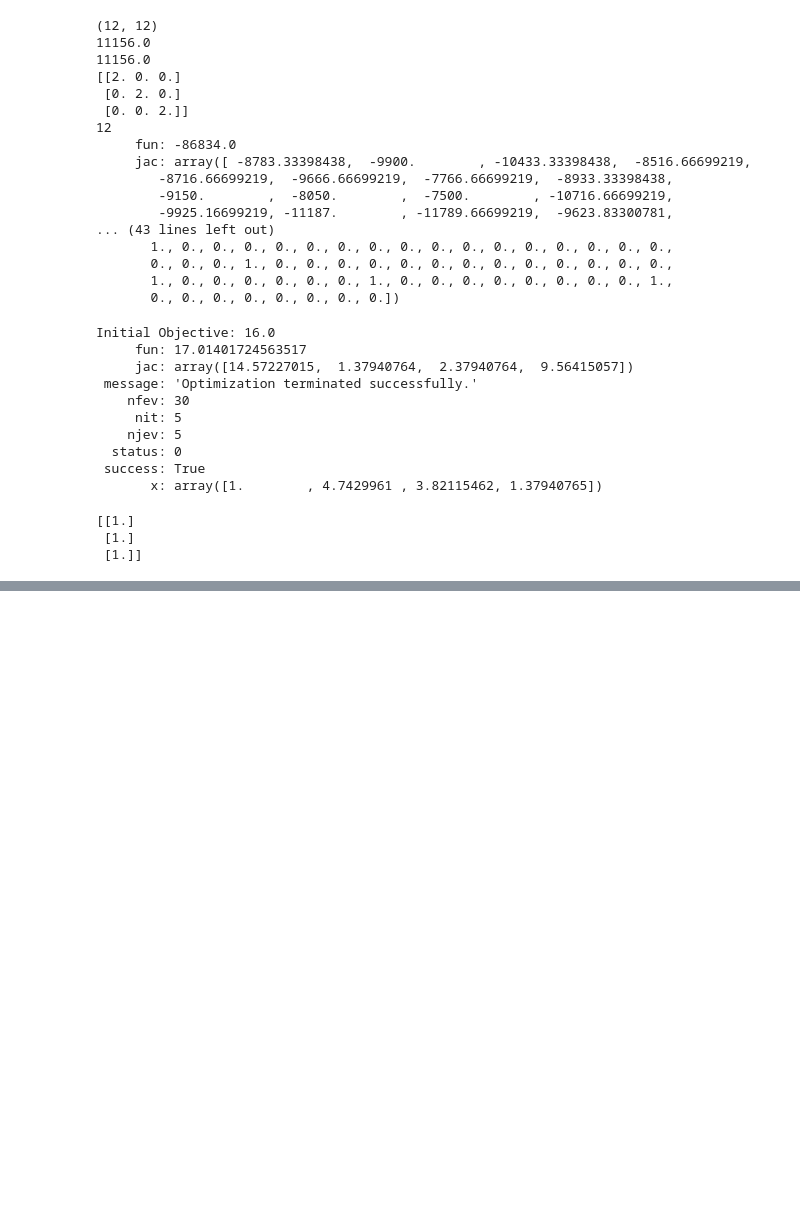
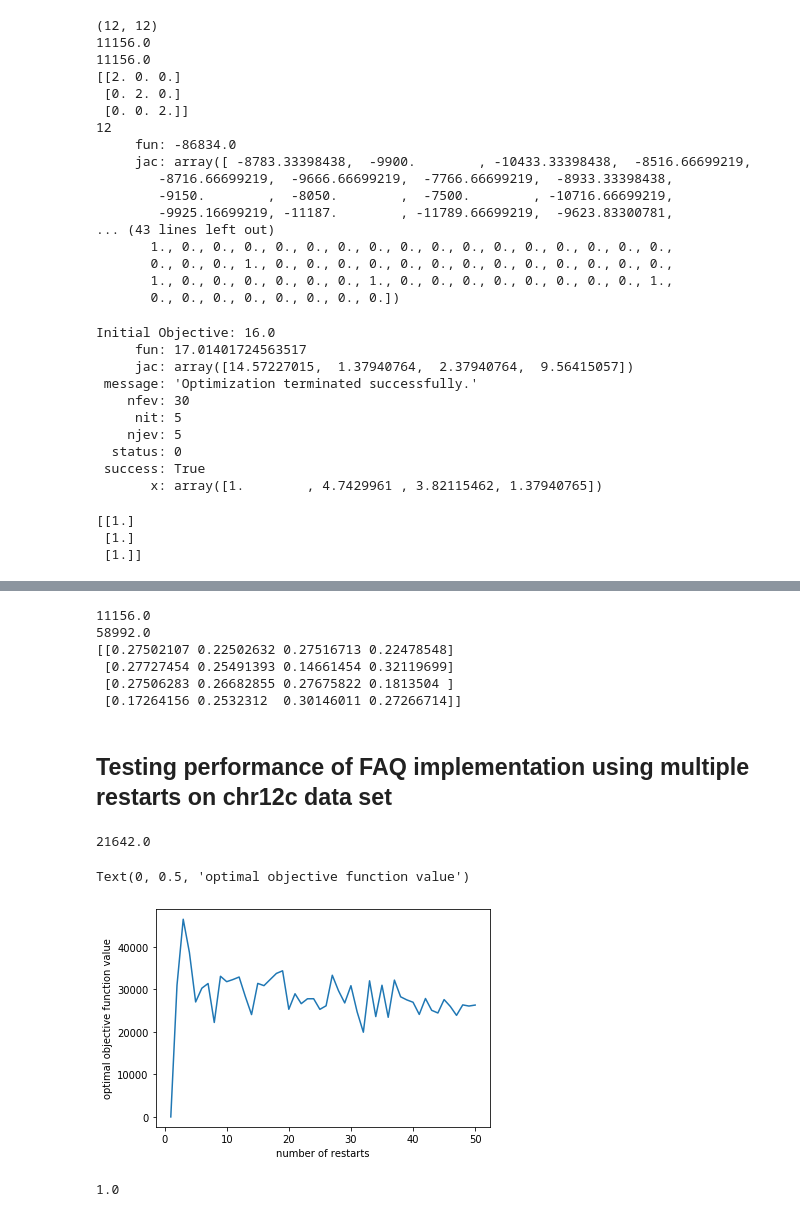
Before and after one commit to NeuroDataDesign/team-networkclass, a Jupyter notebook: Ali/FAQ_recent.ipynb, the cells around one changed output, grey strips where cells are left out. Drawn from its saved outputs; the diff is of its cells as text; code cells hidden in the pictures; blank space fills up the shorter version.

```diff
--- a/Ali/FAQ_recent.ipynb
+++ b/Ali/FAQ_recent.ipynb
@@ -274,0 +306,51 @@ print(x.reshape((2,2)))
+# %%
+P = np.zeros((12,12))
+row = np.array(range(12))
+col = np.array([7,5,1,3,10,4,8,6,9,11,2,12])
+col = col-[1]*12
+P[row,col] = 1
+ofv = np.trace(A@P@np.transpose(B)@np.transpose(P))
+print(ofv)
+P = FAQ(A,B)
+ofv = np.trace(A@P@np.transpose(B)@np.transpose(P))
+print(ofv)
+
+P = Pinit(4)
+print(P)
+# %% [output]
+11156.0
+58992.0
+[[0.27502107 0.22502632 0.27516713 0.22478548]
+ [0.27727454 0.25491393 0.14661454 0.32119699]
+ [0.27506283 0.26682855 0.27675822 0.1813504 ]
+ [0.17264156 0.2532312  0.30146011 0.27266714]]
+# %% [markdown]
+## Testing performance of FAQ implementation using multiple restarts on chr12c data set
+# %%
+A = [[0  ,  90  ,  10  ,   0   ,  0 ,    0 ,    0   ,  0   ,  0  ,   0 ,   0 ,    0],[90  ,   0   ,  0  ,  23 ,    0   ,  0  ,   0   ,  0  ,   0 ,    0 ,   0  ,   0],[10   ,  0  ,   0  ,   0  ,  43  ,   0   ,  0 ,    0   ,  0 ,    0 ,   0   ,  0],[0  ,  23  ,   0   ,  0   ,  0  ,  88  ,   0   ,  0  ,   0   ,  0  ,  0   ,  0],[0   ,  0   , 43  ,   0  ,   0 ,    0  ,  26  ,   0  ,   0  ,   0 ,   0  ,   0],[0  ,   0  ,   0  ,  88  ,   0   ,  0  ,   0  ,  16   ,  0   ,  0  ,  0   ,  0],[0  ,   0  ,   0   ,  0   , 26 ,    0  ,   0  ,   0  ,   1  ,   0  ,  0  ,   0],[0  ,   0   ,  0   ,  0  ,   0  ,  16  ,   0  ,   0 ,    0  ,  96 ,   0  ,   0],[0  ,   0   ,  0 ,    0  ,   0   ,  0  ,   1 ,    0  ,   0  ,   0  , 29  ,   0],[0  ,   0   ,  0   ,  0  ,   0 ,    0  ,   0  ,  96  ,   0 ,    0  ,  0 ,   37],[0  ,   0  ,   0   ,  0   ,  0  ,   0  ,   0  ,   0 ,   29  ,   0 ,   0  ,  0],[0   ,  0  ,   0  ,   0  ,   0    , 0   ,  0  ,   0  ,   0 ,   37  ,  0  ,   0]]
+A = np.array(A)
+B = [[0 ,   36  ,  54 ,   26 ,   59  ,  72 ,    9  ,  34 ,   79  ,  17 ,  46  ,  95],[36  ,   0  ,  73 ,   35  ,  90  ,  58 ,   30 ,   78 ,   35 ,   44 ,  79   , 36],[54  ,  73 ,    0  ,  21  ,  10 ,   97  ,  58 ,   66 ,   69  ,  61 ,  54   , 63],[26  ,  35  ,  21  ,   0   , 93 ,   12  ,  46 ,   40 ,   37 ,   48  , 68   , 85],[59  ,  90   , 10 ,   93   ,  0 ,   64 ,    5 ,   29  ,  76  ,  16 ,   5 ,   76],[72  ,  58   , 97 ,   12 ,   64  ,   0  ,  96  ,  55 ,   38  ,  54  ,  0  ,  34],[9  ,  30 ,   58 ,   46  ,   5 ,   96  ,   0  ,  83   , 35 ,   11  , 56 ,   37],[34  ,  78 ,   66 ,   40  ,  29 ,   55  ,  83  ,   0 ,   44  ,  12  , 15   , 80],[79  ,  35  ,  69  ,  37   , 76 ,   38  ,  35  ,  44  ,   0  ,  64  , 39  ,  33],[17  ,  44  ,  61  ,  48 ,   16  ,  54 ,   11 ,   12 ,   64  ,   0  , 70  ,  86],[46  ,  79  ,  54   , 68  ,   5   ,  0  ,  56  ,  15   , 39 ,   70 ,   0  ,  18],[95  ,  36  ,  63  ,  85 ,   76 ,   34  ,  37   , 80   , 33  ,  86  , 18 ,    0]]
+B = np.array(B)
+
+def test(num): #testing function where input is number of iterations
+    oofv = np.zeros(num)
+    for i in range(num):
+        Pi = FAQ(A,B)
+        oofv[i] = ofv(A,B,Pi)
+
+    return min(oofv)
+
+print(test(100))
+# %% [output]
+21642.0
+# %%
+#o = np.zeros(50)
+#for i in range(1,50):
+  #  o[i]=test(i)
+#x = list(range(1,51))
+plt.plot(x,o)
+plt.xlabel('number of restarts')
+plt.ylabel('optimal objective function value')
+# %% [output]
+Text(0, 0.5, 'optimal objective function value')
+[figure, added]
@@ -274,0 +359,22 @@ print(x.reshape((2,2)))
+# %%
+one = np.ones(24)
+dstoch = 0
+M = np.zeros((2*n,n**2))
+row = 0
+for i in range(n):
+    for j in range(n):
+        M[row,i*n+j] = 1
+        M[row+1,i+n*j] = 1
+    row+=2
+
+# for loop to test if each my Pinit function is in fact returning doubly stochastic matrices
+for i in range(1000):
+    P = Pinit(12) # 12x12 doubly stochastic matrix
+    f = M@P.flatten() # multiplying by matrix which computs all row and col sums
+    f = [round(x,5) for x in f] #round all floats to tenth place
+    if (f == one).all(): #check if all row and col sums are equal to
+        dstoch += 1
+
+print(dstoch/1000) # printing percent accuracy
+# %% [output]
+1.0
```
Also changed, not shown: parts of 5 cells of this notebook.
